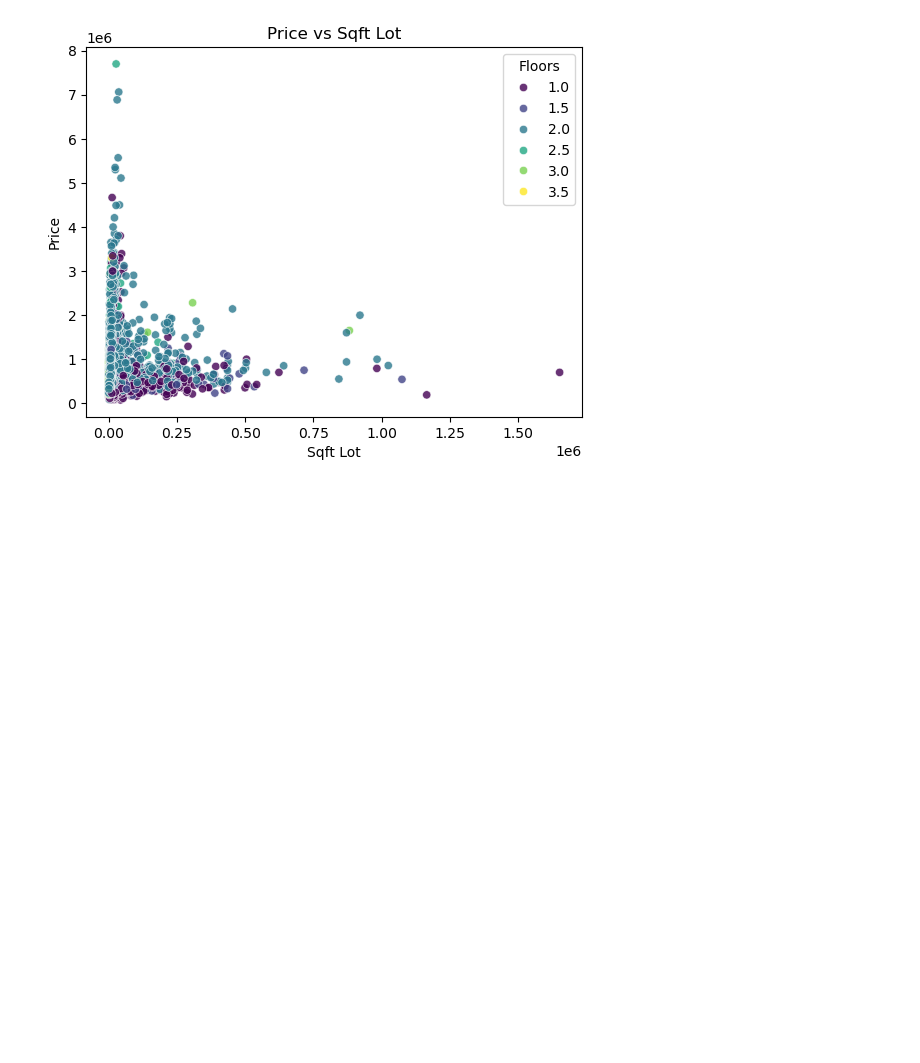
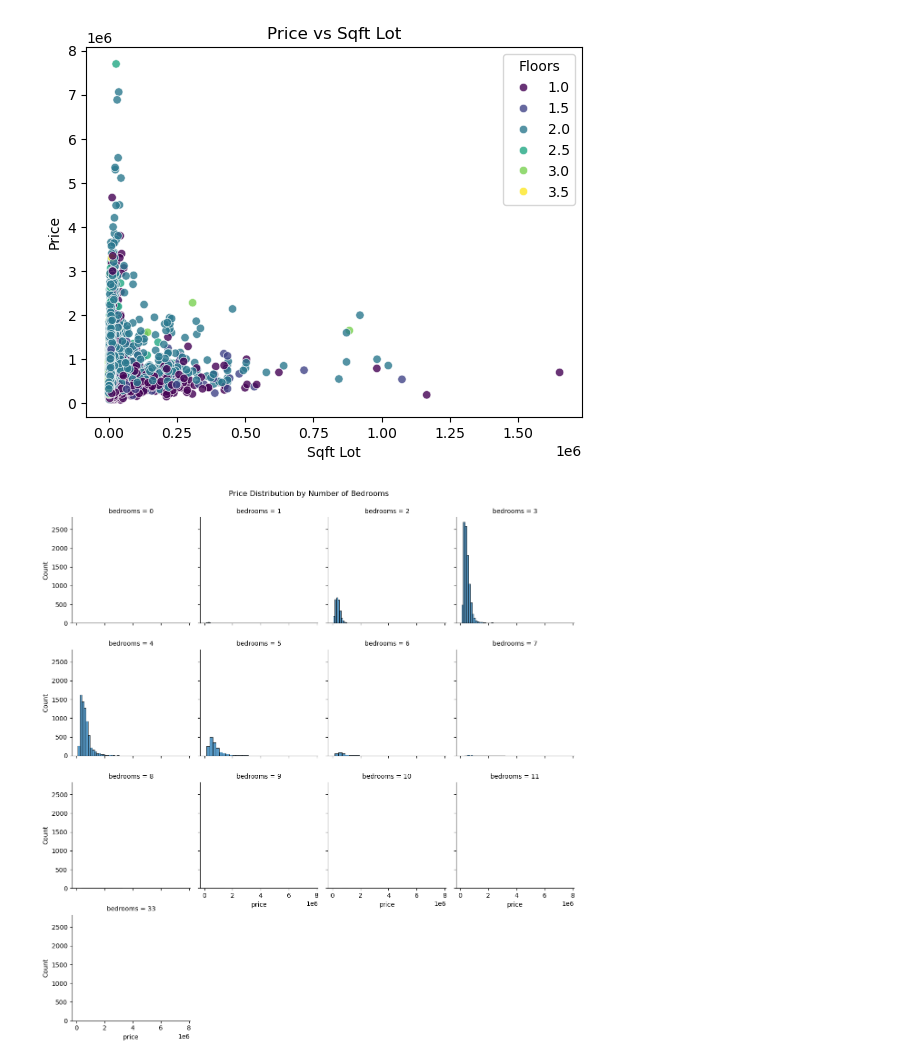
Before and after one commit to poojamengaji/PCDA_HW5_EDA_Python_Mengaji, a Jupyter notebook: eda.ipynb, the cells around one changed output. Cells and saved outputs as stored; diff of their text form; code cells hidden in the pictures; blank space fills up the shorter version.

Commit message:
Faceted histograms

```diff
--- a/eda.ipynb
+++ b/eda.ipynb
@@ -39,3 +39,12 @@ plt.legend(title="Floors")
 plt.show()
 # %% [output]
 [figure]
+# %%
+#facet plot
+
+g = sns.FacetGrid(df, col="bedrooms", col_wrap=4, height=3)
+g.map(sns.histplot, "price", bins=30)
+g.figure.suptitle("Price Distribution by Number of Bedrooms", y=1.02)
+plt.show()
+# %% [output]
+[figure, added]
```
